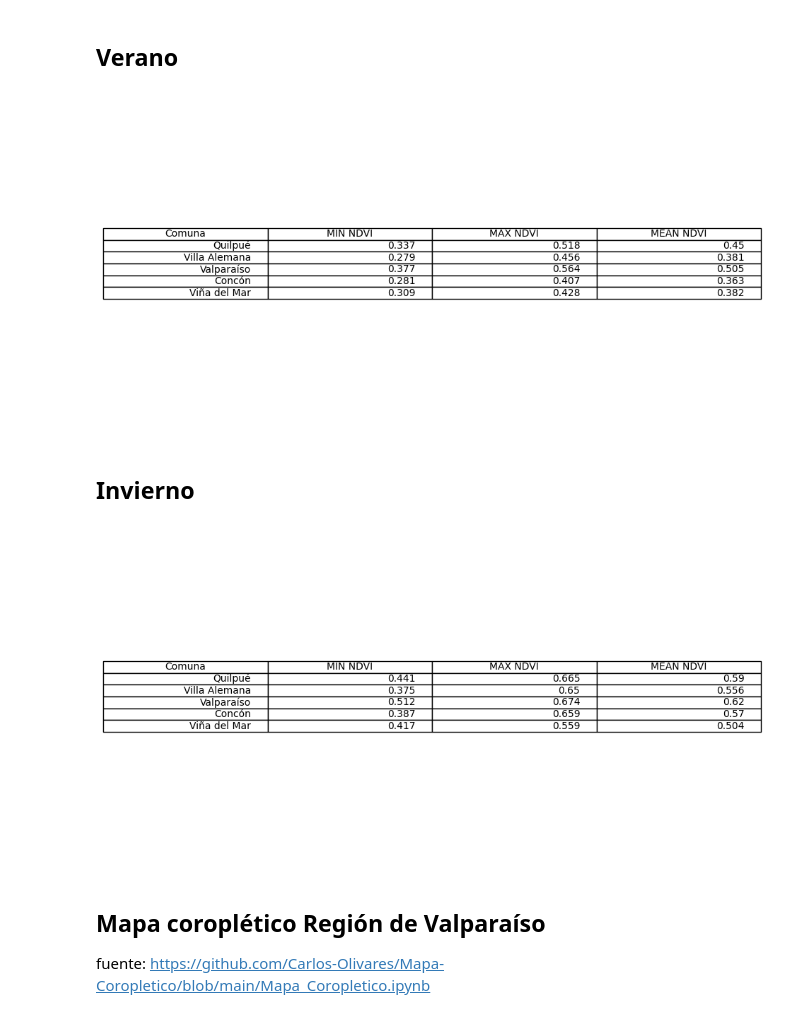
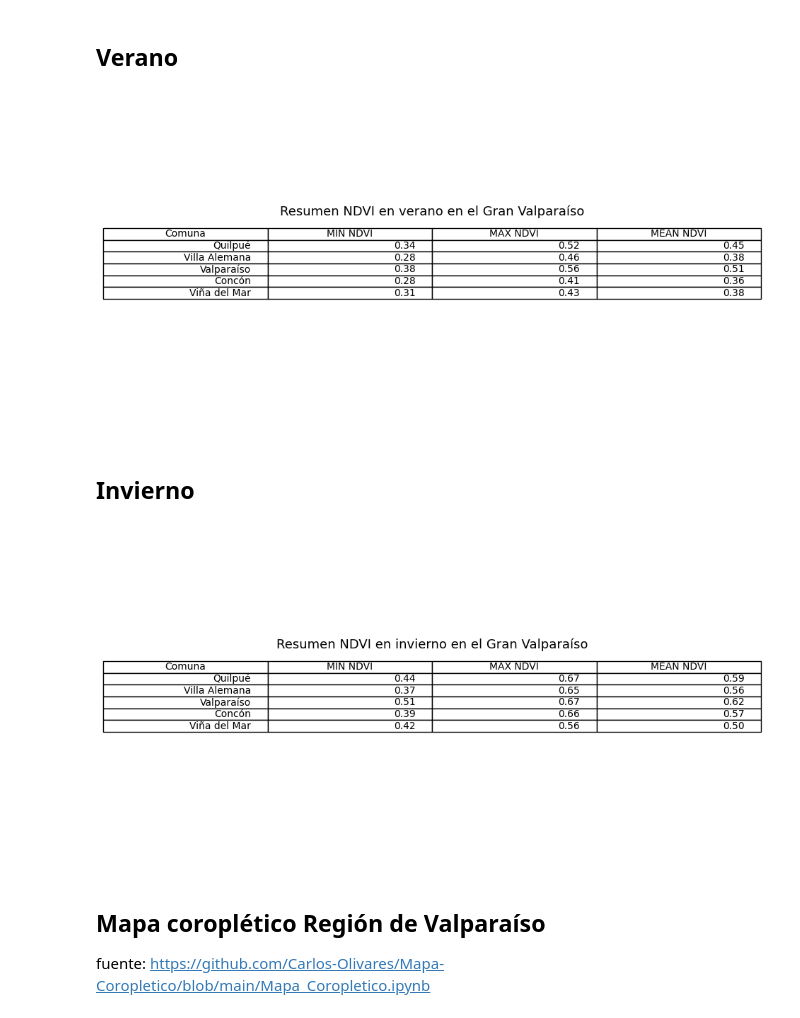
Before and after one commit to barbarapatino/Programa-de-investigacion-en-pregrado-IPRE-Green-Spaces-in-Valparaiso, a Jupyter notebook: code/estadisticas_gran_valparaiso.ipynb, the cells around one changed output. Saved outputs shown, nothing was run; the diff lists cells and outputs as text; code cells hidden in the pictures.

Commit message:
Ajustes de tablas en cuanto a título y decimales

```diff
--- a/code/estadisticas_gran_valparaiso.ipynb
+++ b/code/estadisticas_gran_valparaiso.ipynb
@@ -38,22 +38,25 @@ df_winter_gran_valparaiso_copy = df_winter_gran_valparaiso.copy()
 # %%
 df_summer_gran_valparaiso_copy['MIN'] = df_summer_gran_valparaiso_copy[columnas_ndvi].min(axis=1)
 df_summer_gran_valparaiso_copy['MAX'] = df_summer_gran_valparaiso_copy[columnas_ndvi].max(axis=1)
 df_summer_gran_valparaiso_copy['MEAN'] = df_summer_gran_valparaiso_copy[columnas_ndvi].mean(axis=1)
 pd.set_option('display.max_rows', None)
 df_summer_gran_valparaiso_copy[['MIN', 'MAX', 'MEAN']] = df_summer_gran_valparaiso_copy[['MIN', 'MAX', 'MEAN']].round(3)
 
 df_summer_gran_valparaiso_tabla = df_summer_gran_valparaiso_copy[['NOM_COM','MIN', 'MAX', 'MEAN']]
+df_summer_gran_valparaiso_tabla = df_summer_gran_valparaiso_tabla.applymap(lambda x: f'{x:.2f}' if isinstance(x, (int, float)) else x)
 
 # Crea la figura
 fig, ax = plt.subplots(figsize=(12, 6))
 
 ax.axis('tight')
 ax.axis('off')
 
+plt.title('Resumen NDVI en verano en el Gran Valparaíso', fontsize=13, y=0.63)
+
 
 tabla = ax.table(cellText=df_summer_gran_valparaiso_tabla.values, colLabels=['Comuna', 'MIN NDVI', 'MAX NDVI', 'MEAN NDVI'], loc='center')
 # %% [output]
-[figure, old version]
+[figure, new version]
 # %% [markdown]
 ## Invierno
 # %%
@@ -61,9 +64,10 @@ df_winter_gran_valparaiso_copy['MIN'] = df_winter_gran_valparaiso_copy[columnas_
 df_winter_gran_valparaiso_copy['MAX'] = df_winter_gran_valparaiso_copy[columnas_ndvi].max(axis=1)
 df_winter_gran_valparaiso_copy['MEAN'] = df_winter_gran_valparaiso_copy[columnas_ndvi].mean(axis=1)
 pd.set_option('display.max_rows', None)
-df_winter_gran_valparaiso_copy[['MIN', 'MAX', 'MEAN']] = df_winter_gran_valparaiso_copy[['MIN', 'MAX', 'MEAN']].round(3)
+df_winter_gran_valparaiso_copy[['MIN', 'MAX', 'MEAN']] = df_winter_gran_valparaiso_copy[['MIN', 'MAX', 'MEAN']].round(2)
 
 df_winter_gran_valparaiso_tabla = df_winter_gran_valparaiso_copy[['NOM_COM','MIN', 'MAX', 'MEAN']]
+df_winter_gran_valparaiso_tabla = df_winter_gran_valparaiso_tabla.applymap(lambda x: f'{x:.2f}' if isinstance(x, (int, float)) else x)
 
 # Crea la figura
 fig, ax = plt.subplots(figsize=(12, 6))
@@ -71,10 +75,12 @@ fig, ax = plt.subplots(figsize=(12, 6))
 ax.axis('tight')
 ax.axis('off')
 
+plt.title('Resumen NDVI en invierno en el Gran Valparaíso', fontsize=13, y=0.63)
+
 
 tabla = ax.table(cellText=df_winter_gran_valparaiso_tabla.values, colLabels=['Comuna', 'MIN NDVI', 'MAX NDVI', 'MEAN NDVI'], loc='center')
 # %% [output]
-[figure, old version]
+[figure, new version]
 # %% [markdown]
 ## Mapa coroplético Región de Valparaíso
 fuente: https://github.com/Carlos-Olivares/Mapa-Coropletico/blob/main/Mapa_Coropletico.ipynb
```
Also changed, not shown: 9 other files.
